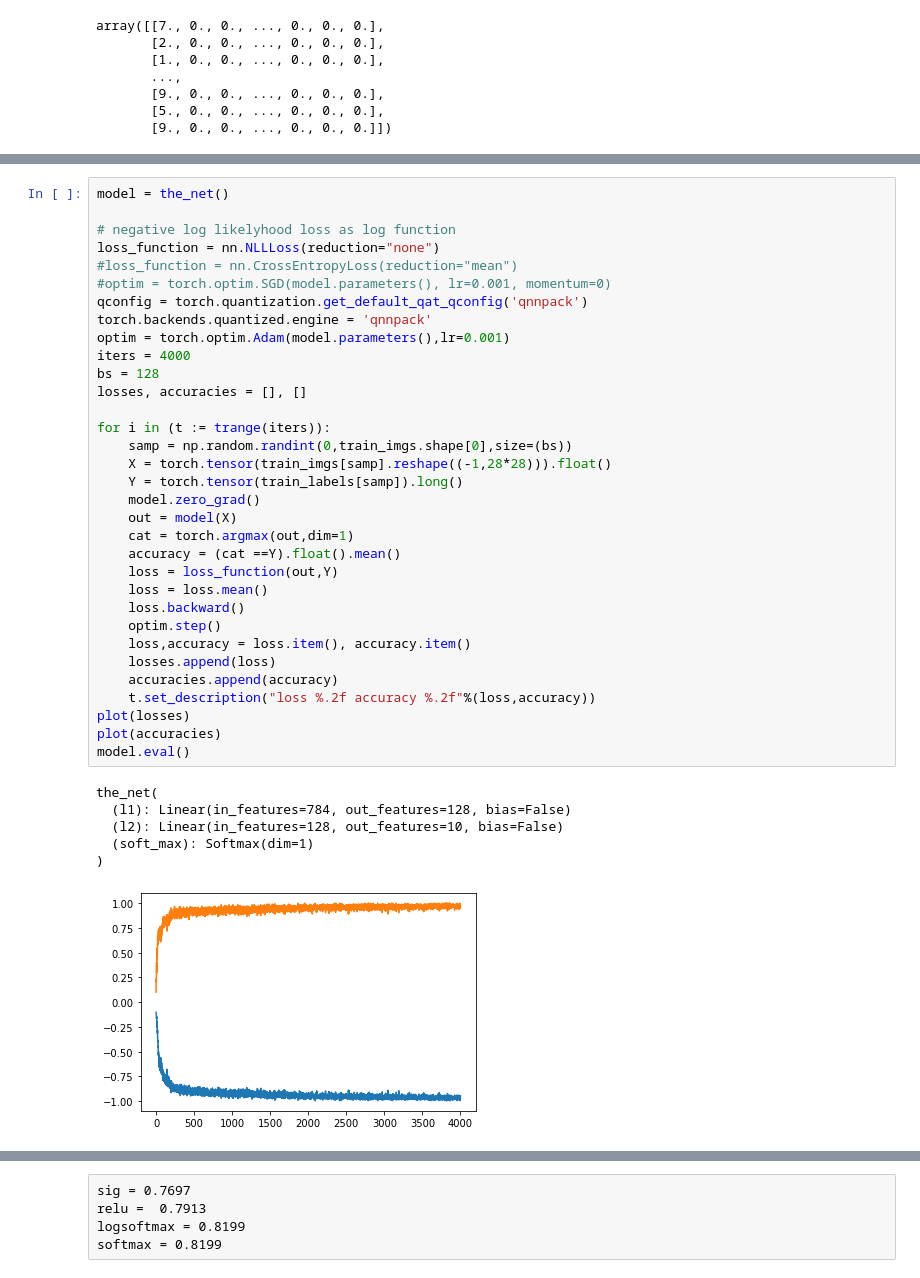
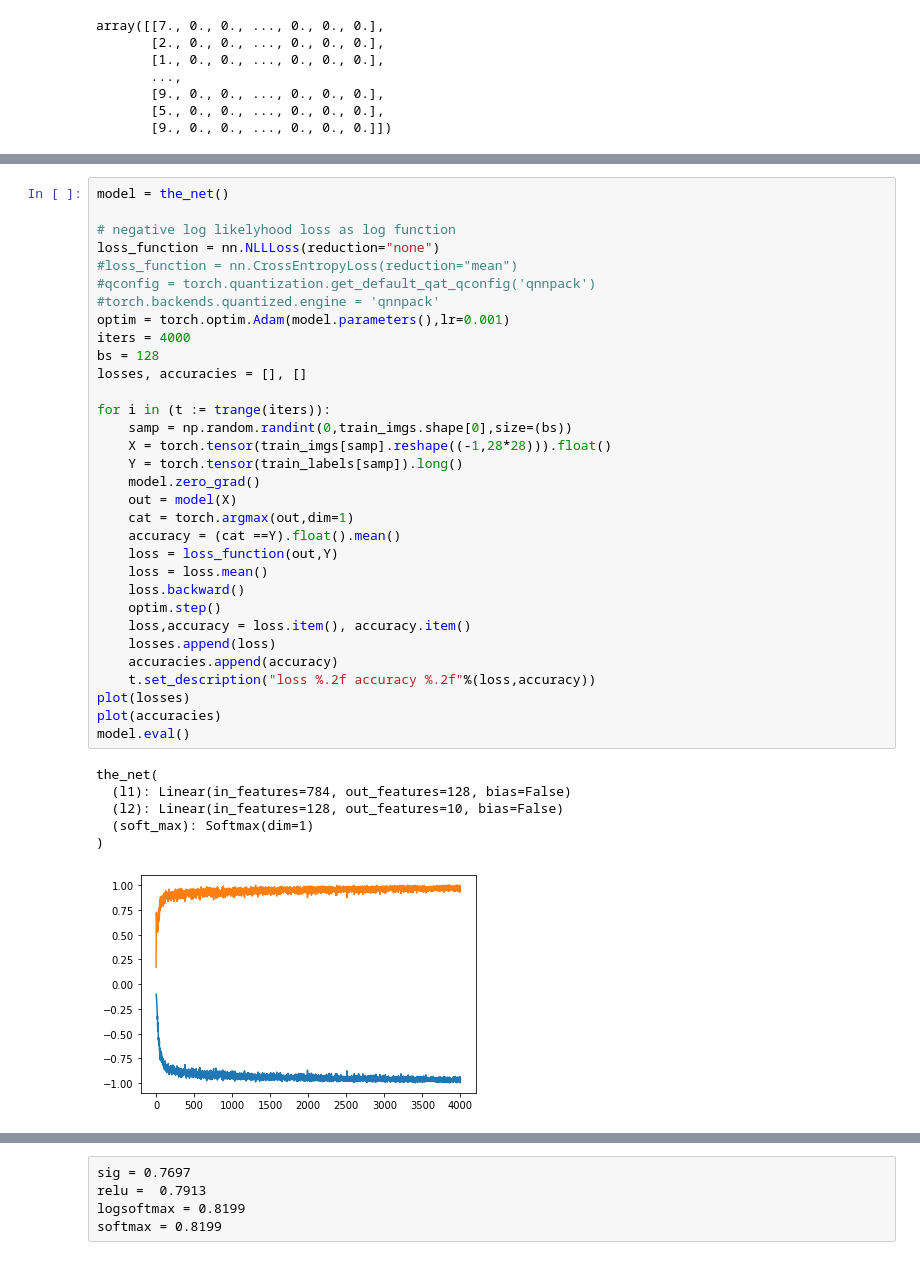
Before and after one commit to 4C4F4943/mnist_neural, a Jupyter notebook: mnist_with_pytorch.ipynb, the cells around one changed output, grey strips where cells are left out. Saved outputs shown, nothing was run; the diff lists cells and outputs as text.

```diff
--- a/mnist_with_pytorch.ipynb
+++ b/mnist_with_pytorch.ipynb
@@ -82,40 +81,39 @@ model = the_net()
 # negative log likelyhood loss as log function
 loss_function = nn.NLLLoss(reduction="none")
 #loss_function = nn.CrossEntropyLoss(reduction="mean")
-#optim = torch.optim.SGD(model.parameters(), lr=0.001, momentum=0)
-qconfig = torch.quantization.get_default_qat_qconfig('qnnpack')
-torch.backends.quantized.engine = 'qnnpack'
+#qconfig = torch.quantization.get_default_qat_qconfig('qnnpack')
+#torch.backends.quantized.engine = 'qnnpack'
 optim = torch.optim.Adam(model.parameters(),lr=0.001)
 iters = 4000
 bs = 128
 losses, accuracies = [], []
 
 for i in (t := trange(iters)):
     samp = np.random.randint(0,train_imgs.shape[0],size=(bs))
     X = torch.tensor(train_imgs[samp].reshape((-1,28*28))).float()
     Y = torch.tensor(train_labels[samp]).long()
     model.zero_grad()
     out = model(X)
     cat = torch.argmax(out,dim=1)
     accuracy = (cat ==Y).float().mean()
     loss = loss_function(out,Y)
     loss = loss.mean()
     loss.backward()
     optim.step()
     loss,accuracy = loss.item(), accuracy.item()
     losses.append(loss)
     accuracies.append(accuracy)
     t.set_description("loss %.2f accuracy %.2f"%(loss,accuracy))
 plot(losses)
 plot(accuracies)
 model.eval()
 # %% [output]
 the_net(
   (l1): Linear(in_features=784, out_features=128, bias=False)
   (l2): Linear(in_features=128, out_features=10, bias=False)
   (soft_max): Softmax(dim=1)
 )
-[figure, old version]
+[figure, new version]
 # %%
 l1 = model.l1.weight.detach().numpy().T
 l2 = model.l2.weight.detach().numpy().T
```
Also changed, not shown: parts of 4 cells of this notebook.
